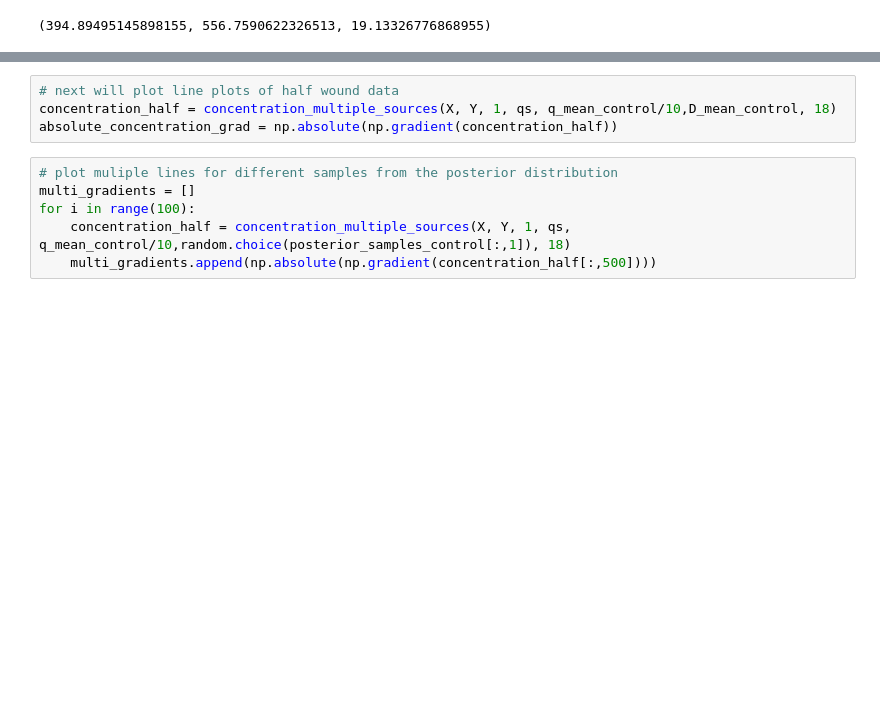
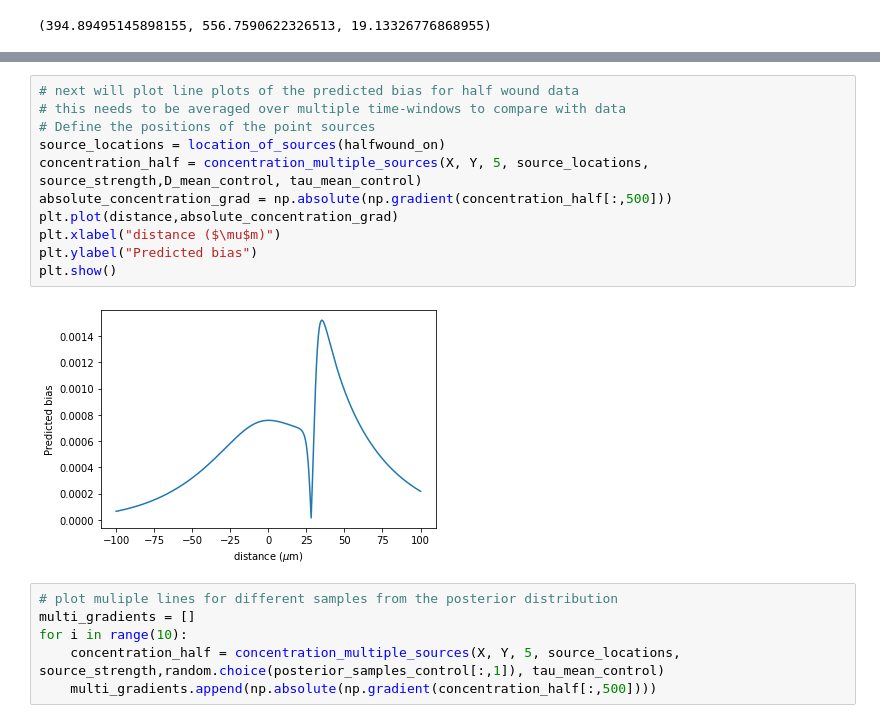
Before and after one commit to Schumacher-group/ImmuneCellMigrationAnalysis, a Jupyter notebook: Notebooks/Diffusion Plots.ipynb, the cells around one changed output, grey strips where cells are left out. Cells and saved outputs as stored; diff of their text form; blank space fills up the shorter version.

```diff
--- a/Notebooks/Diffusion Plots.ipynb
+++ b/Notebooks/Diffusion Plots.ipynb
@@ -123,12 +125,21 @@ plt.show()
-# %%
-# next will plot line plots of half wound data
-concentration_half = concentration_multiple_sources(X, Y, 1, qs, q_mean_control/10,D_mean_control, 18)
-absolute_concentration_grad = np.absolute(np.gradient(concentration_half))
+# %%
+# next will plot line plots of the predicted bias for half wound data
+# this needs to be averaged over multiple time-windows to compare with data
+# Define the positions of the point sources
+source_locations = location_of_sources(halfwound_on)
+concentration_half = concentration_multiple_sources(X, Y, 5, source_locations, source_strength,D_mean_control, tau_mean_control)
+absolute_concentration_grad = np.absolute(np.gradient(concentration_half[:,500]))
+plt.plot(distance,absolute_concentration_grad)
+plt.xlabel("distance ($\mu$m)")
+plt.ylabel("Predicted bias")
+plt.show()
+# %% [output]
+[figure, added]
 # %%
 # plot muliple lines for different samples from the posterior distribution
 multi_gradients = []
-for i in range(100):
-    concentration_half = concentration_multiple_sources(X, Y, 1, qs, q_mean_control/10,random.choice(posterior_samples_control[:,1]), 18)
+for i in range(10):
+    concentration_half = concentration_multiple_sources(X, Y, 5, source_locations, source_strength,random.choice(posterior_samples_control[:,1]), tau_mean_control)
     multi_gradients.append(np.absolute(np.gradient(concentration_half[:,500])))
 # %%
 for i in range(len(multi_gradients)):
```
Also changed, not shown: parts of 9 cells of this notebook.
